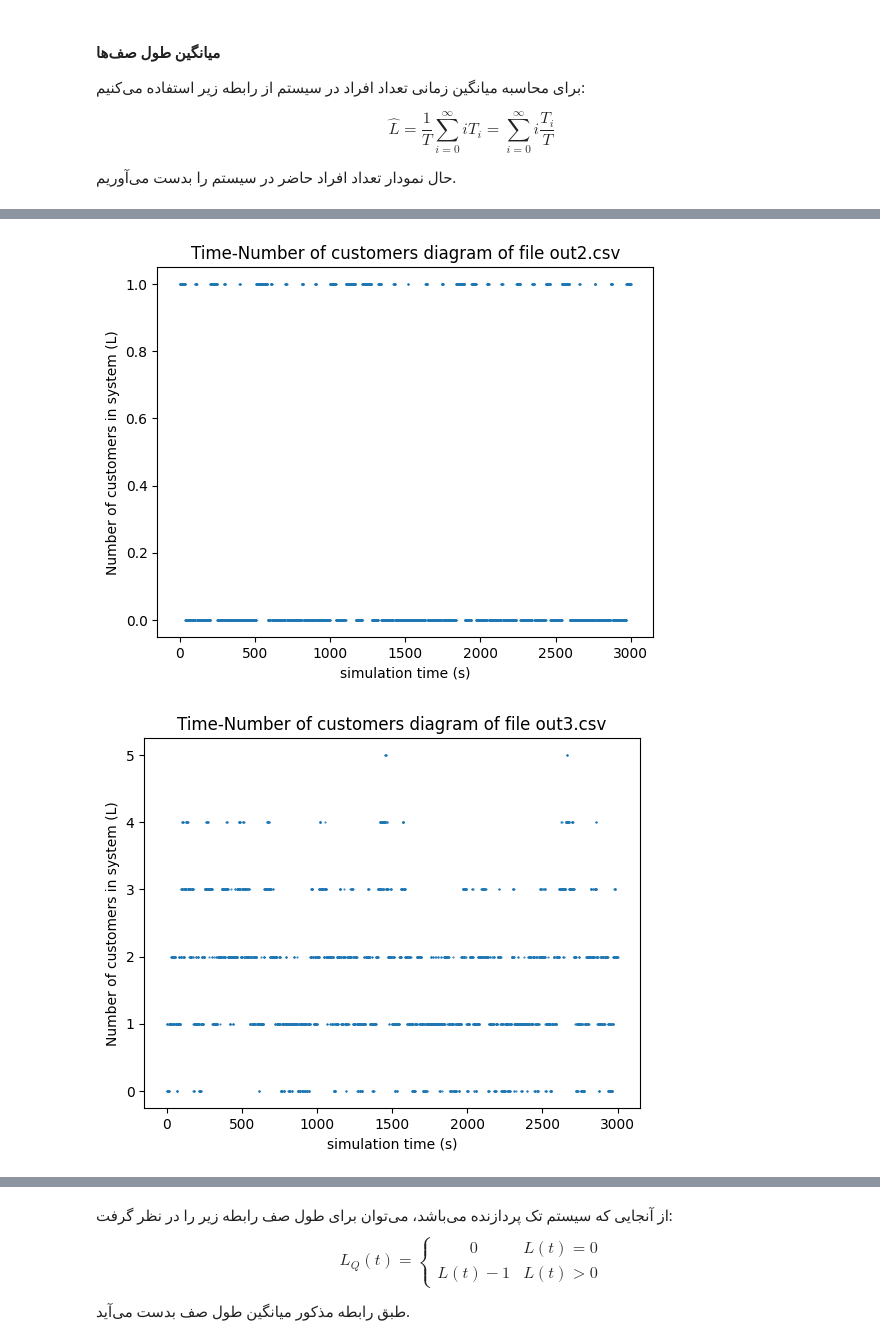
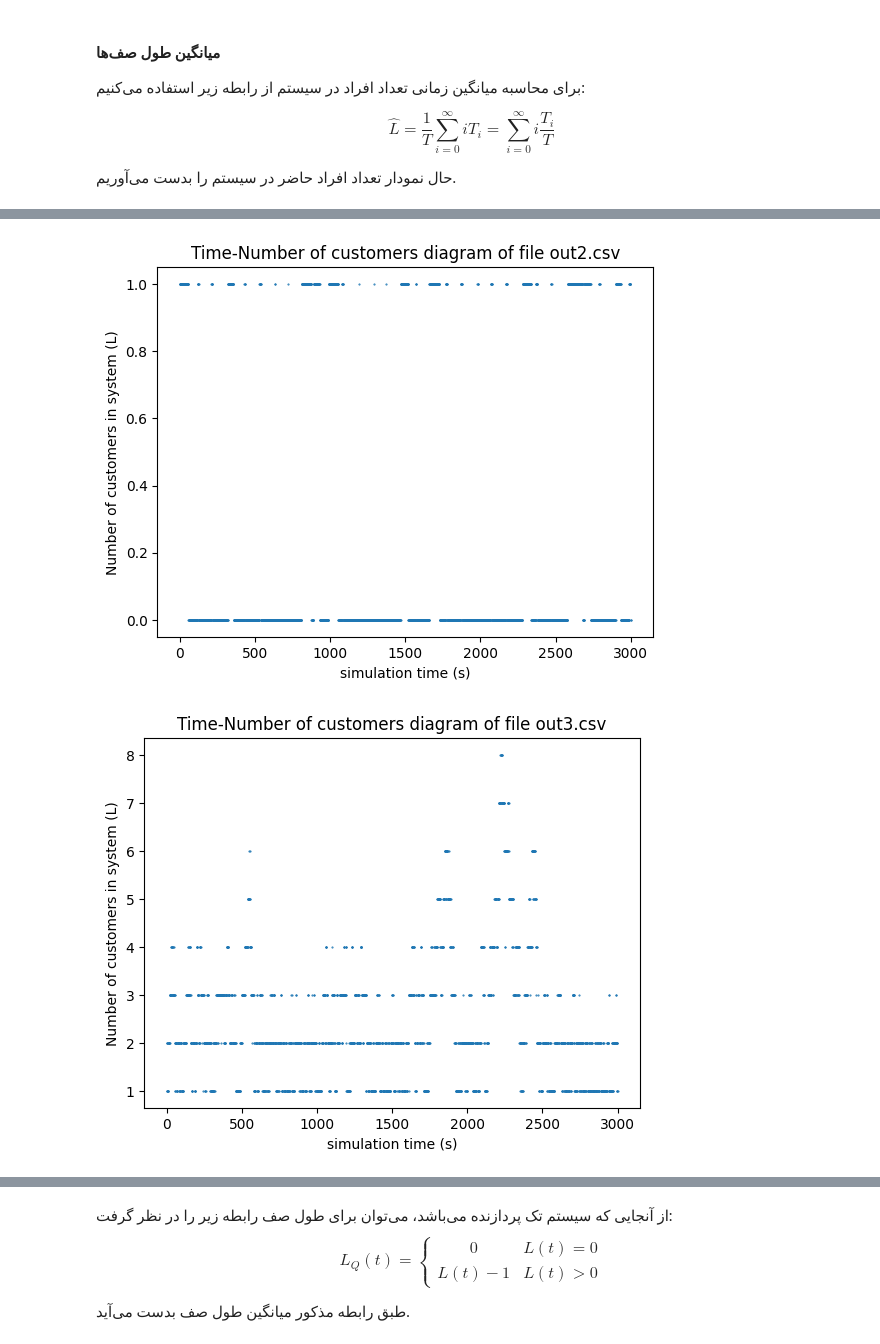
Before and after one commit to ArshiAAkhavan/simulation_F401_project, a Jupyter notebook: report.ipynb, the cells around one changed output, grey strips where cells are left out. Cells and saved outputs as stored; diff of their text form; code cells hidden in the pictures.

```diff
--- a/report.ipynb
+++ b/report.ipynb
@@ -291,7 +291,7 @@ Ls = []
 for i, df in enumerate(dfs):
     L = [0] * (SIM_TIME + 1)
     for _, t in df.iterrows():
-        for j in range(t["arrival_time"], t["service_end"]+1):
+        for j in range(t["schedule_time"], t["service_end"]+1):
             L[j] += 1
     Ls.append(L)
 
@@ -306,2 +306,2 @@ for i, df in enumerate(dfs):
-[figure, old version]
+[figure, new version]
-[figure, old version]
+[figure, new version]
```
Also changed, not shown: parts of 5 cells of this notebook.
